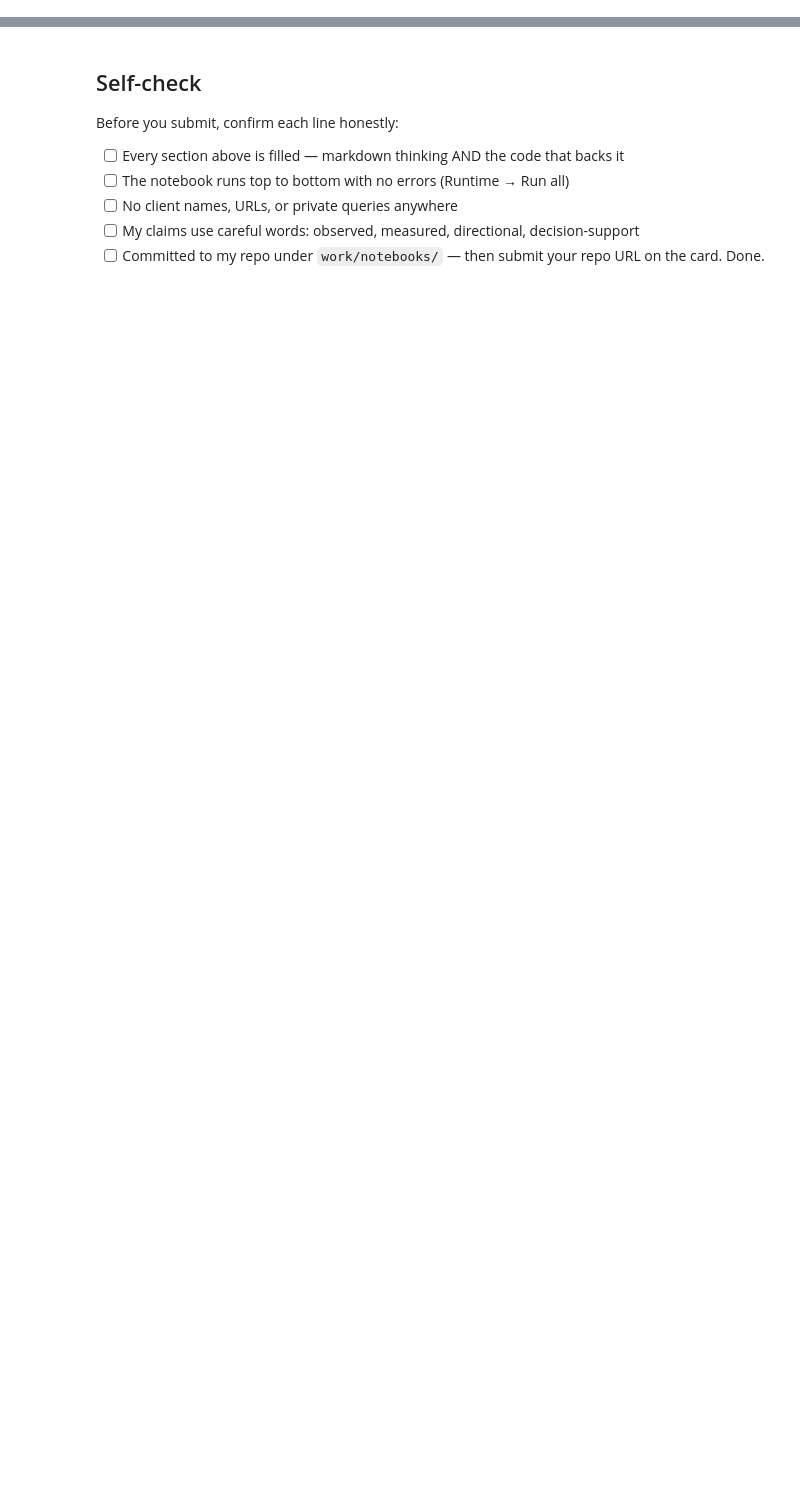
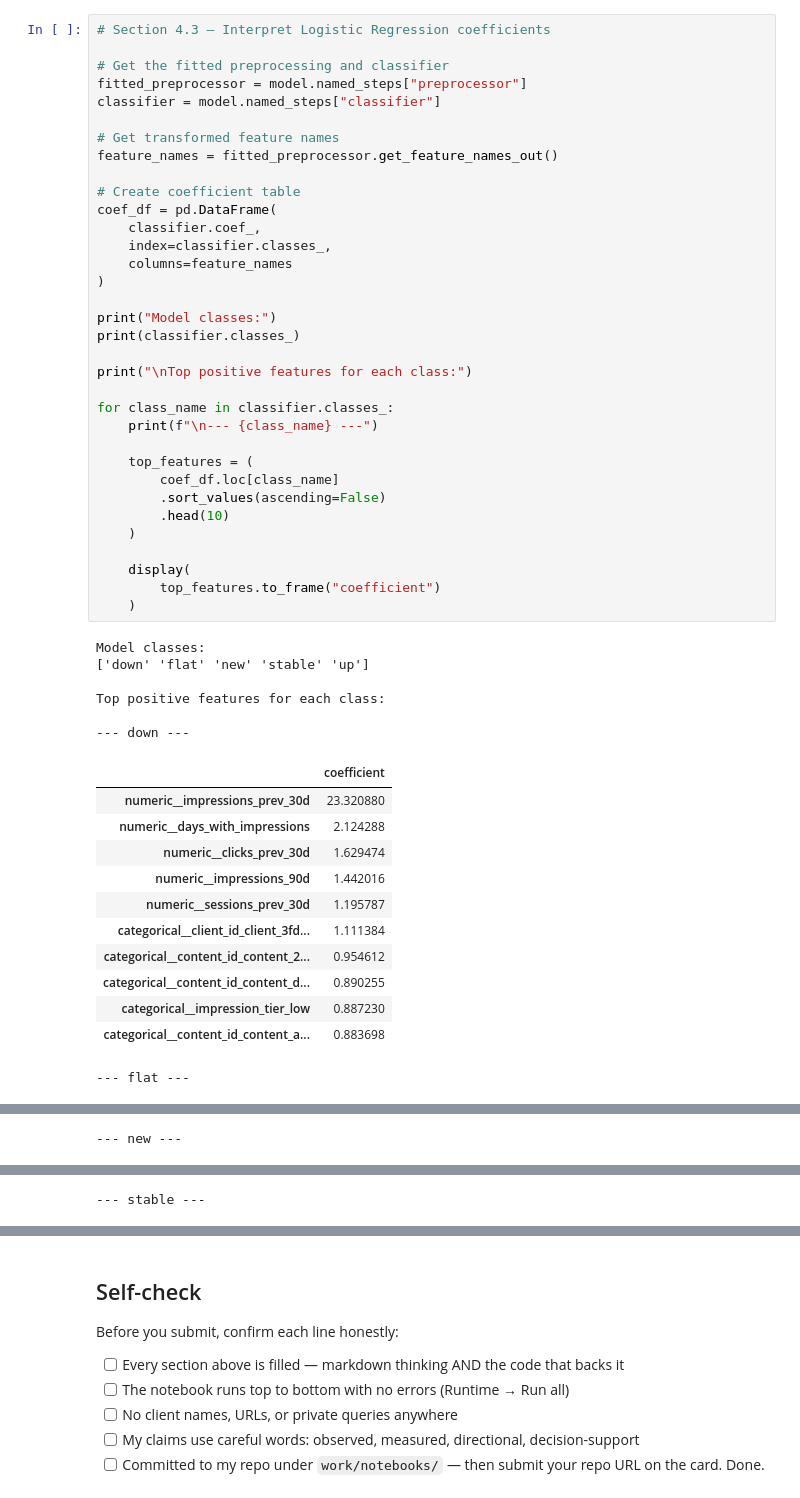
Before and after one commit to HarshiniChebrolu/Flyrank-ml-internship, a Jupyter notebook: work/notebooks/w05_model.ipynb, the cells around one changed output, grey strips where cells are left out. Drawn from its saved outputs; the diff is of its cells as text; blank space fills up the shorter version.

```diff
--- a/work/notebooks/w05_model.ipynb
+++ b/work/notebooks/w05_model.ipynb
@@ -36,0 +450,53 @@ This skeleton is yours to fill. Work the sections **in order** — each one has
+# %%
+# Section 4.3 — Interpret Logistic Regression coefficients
+
+# Get the fitted preprocessing and classifier
+fitted_preprocessor = model.named_steps["preprocessor"]
+classifier = model.named_steps["classifier"]
+
+# Get transformed feature names
+feature_names = fitted_preprocessor.get_feature_names_out()
+
+# Create coefficient table
+coef_df = pd.DataFrame(
+    classifier.coef_,
+    index=classifier.classes_,
+    columns=feature_names
+)
+
+print("Model classes:")
+print(classifier.classes_)
+
+print("\nTop positive features for each class:")
+
+for class_name in classifier.classes_:
+    print(f"\n--- {class_name} ---")
+
+    top_features = (
+        coef_df.loc[class_name]
+        .sort_values(ascending=False)
+        .head(10)
+    )
+
+    display(
+        top_features.to_frame("coefficient")
+    )
+# %% [output]
+Model classes:
+['down' 'flat' 'new' 'stable' 'up']
+
+Top positive features for each class:
+
+--- down ---
+|  | coefficient |
+| numeric__impressions_prev_30d | 23.320880 |
+| numeric__days_with_impressions | 2.124288 |
+| numeric__clicks_prev_30d | 1.629474 |
+| numeric__impressions_90d | 1.442016 |
+| numeric__sessions_prev_30d | 1.195787 |
+| categorical__client_id_client_3fd... | 1.111384 |
+| categorical__content_id_content_2... | 0.954612 |
+| categorical__content_id_content_d... | 0.890255 |
+| categorical__impression_tier_low | 0.887230 |
+| categorical__content_id_content_a... | 0.883698 |
+--- flat ---
@@ -36,0 +514 @@ This skeleton is yours to fill. Work the sections **in order** — each one has
+--- new ---
@@ -36,0 +526 @@ This skeleton is yours to fill. Work the sections **in order** — each one has
+--- stable ---
```
Also changed, not shown: parts of 27 cells of this notebook.
